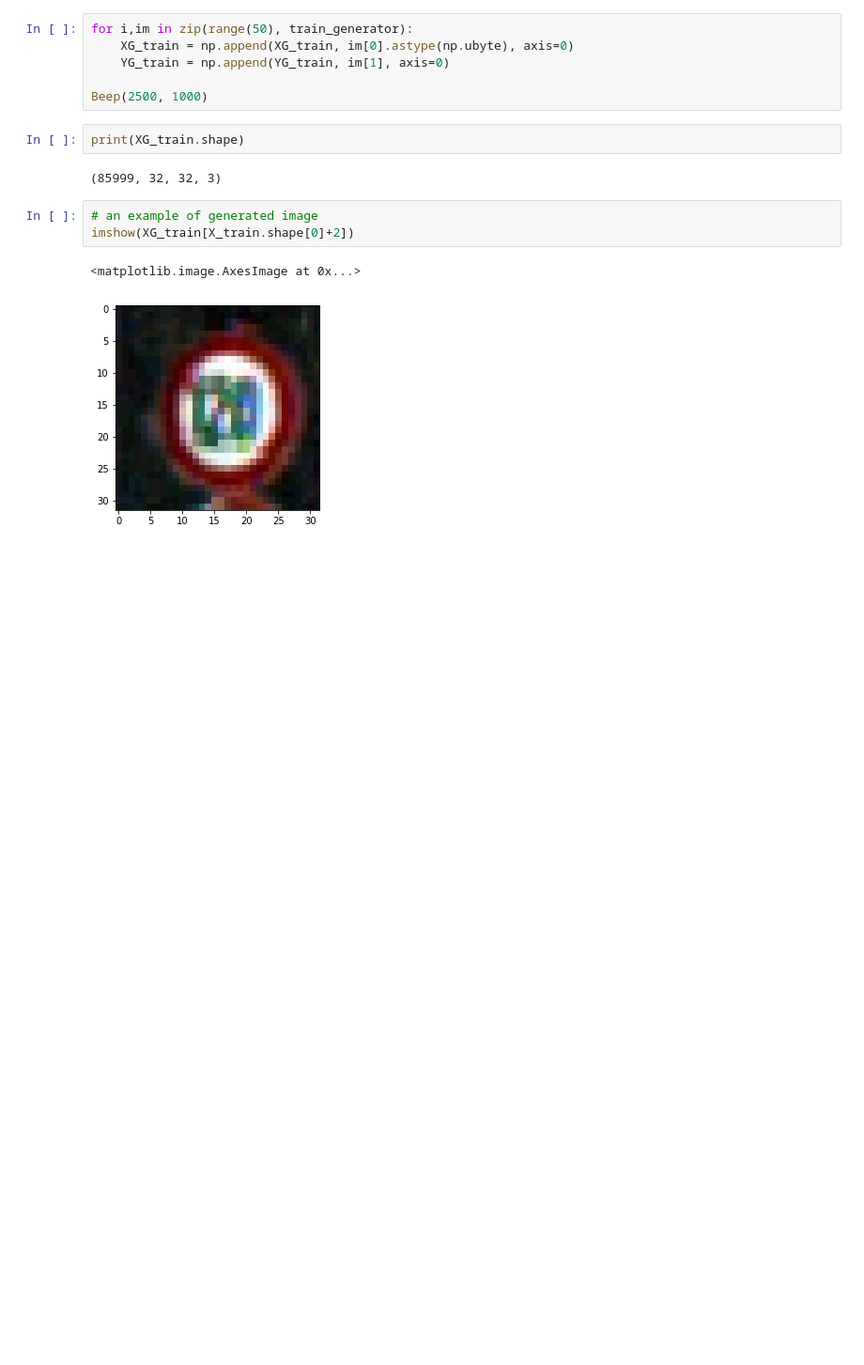
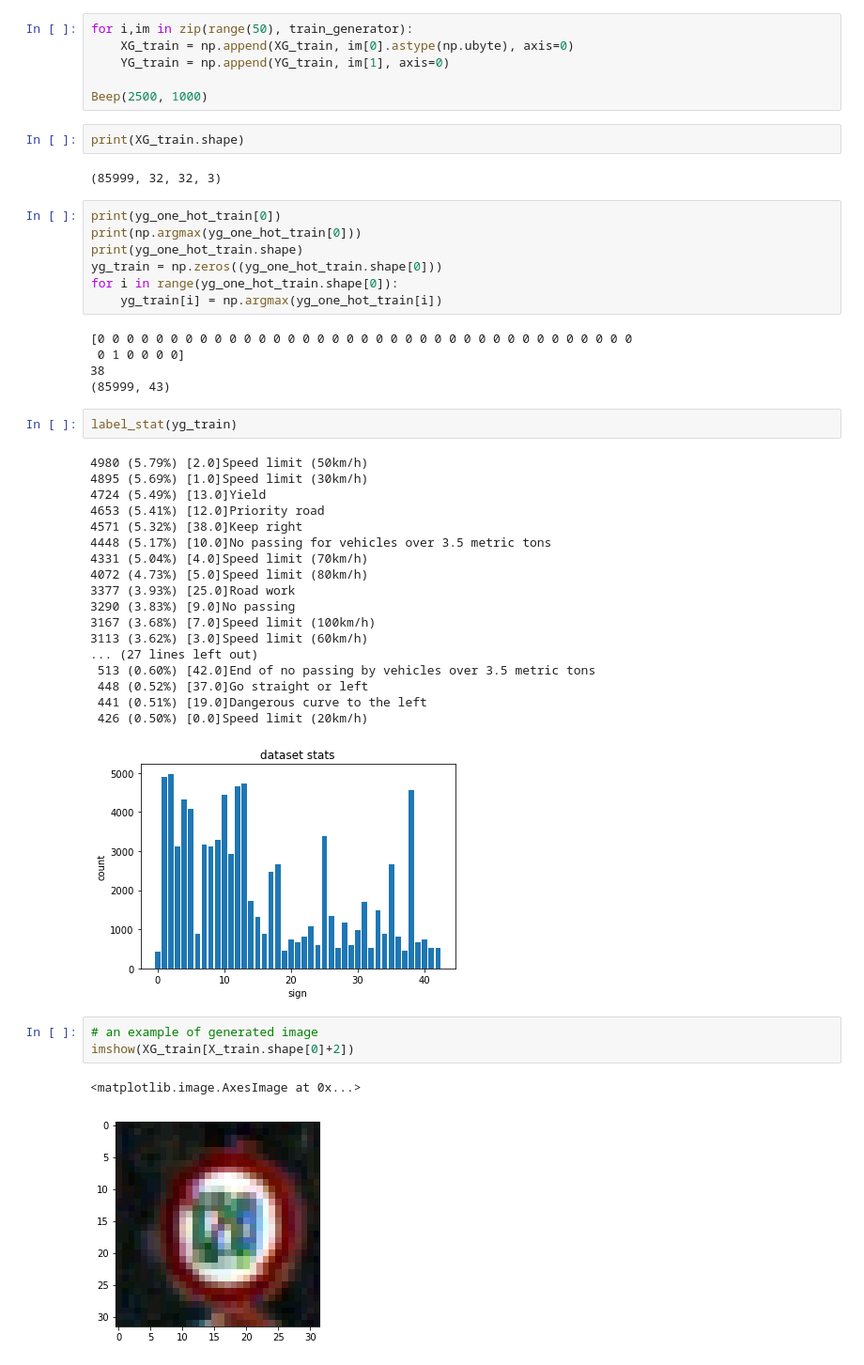
Before and after one commit to maslovw/SDND, a Jupyter notebook: TrafficSignlassifier/Traffic_Sign_Classifier.ipynb, the cells around one changed output. Shown: that part at 94% size. Saved outputs shown, nothing was run; the diff lists cells and outputs as text; blank space fills up the shorter version.

```diff
--- a/TrafficSignlassifier/Traffic_Sign_Classifier.ipynb
+++ b/TrafficSignlassifier/Traffic_Sign_Classifier.ipynb
@@ -315,6 +315,39 @@ Beep(2500, 1000)
 print(XG_train.shape)
 # %% [output]
 (85999, 32, 32, 3)
+# %%
+print(yg_one_hot_train[0])
+print(np.argmax(yg_one_hot_train[0]))
+print(yg_one_hot_train.shape)
+yg_train = np.zeros((yg_one_hot_train.shape[0]))
+for i in range(yg_one_hot_train.shape[0]):
+    yg_train[i] = np.argmax(yg_one_hot_train[i])
+# %% [output]
+[0 0 0 0 0 0 0 0 0 0 0 0 0 0 0 0 0 0 0 0 0 0 0 0 0 0 0 0 0 0 0 0 0 0 0 0 0
+ 0 1 0 0 0 0]
+38
+(85999, 43)
+# %%
+label_stat(yg_train)
+# %% [output]
+4980 (5.79%) [2.0]Speed limit (50km/h)
+4895 (5.69%) [1.0]Speed limit (30km/h)
+4724 (5.49%) [13.0]Yield
+4653 (5.41%) [12.0]Priority road
+4571 (5.32%) [38.0]Keep right
+4448 (5.17%) [10.0]No passing for vehicles over 3.5 metric tons
+4331 (5.04%) [4.0]Speed limit (70km/h)
+4072 (4.73%) [5.0]Speed limit (80km/h)
+3377 (3.93%) [25.0]Road work
+3290 (3.83%) [9.0]No passing
+3167 (3.68%) [7.0]Speed limit (100km/h)
+3113 (3.62%) [3.0]Speed limit (60km/h)
+... (27 lines left out)
+ 513 (0.60%) [42.0]End of no passing by vehicles over 3.5 metric tons
+ 448 (0.52%) [37.0]Go straight or left
+ 441 (0.51%) [19.0]Dangerous curve to the left
+ 426 (0.50%) [0.0]Speed limit (20km/h)
+[figure, added]
 # %%
 # an example of generated image
 imshow(XG_train[X_train.shape[0]+2])
```
Also changed, not shown: parts of 2 cells of this notebook, 1 other file.
